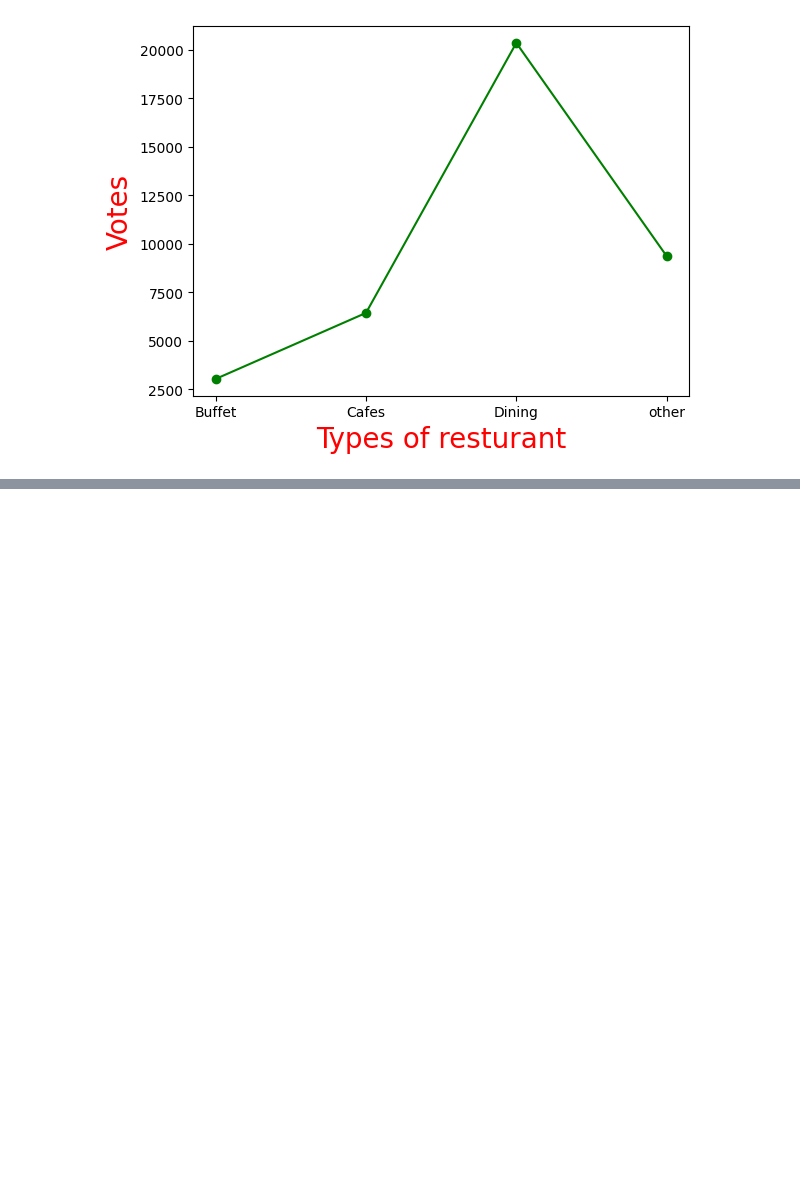
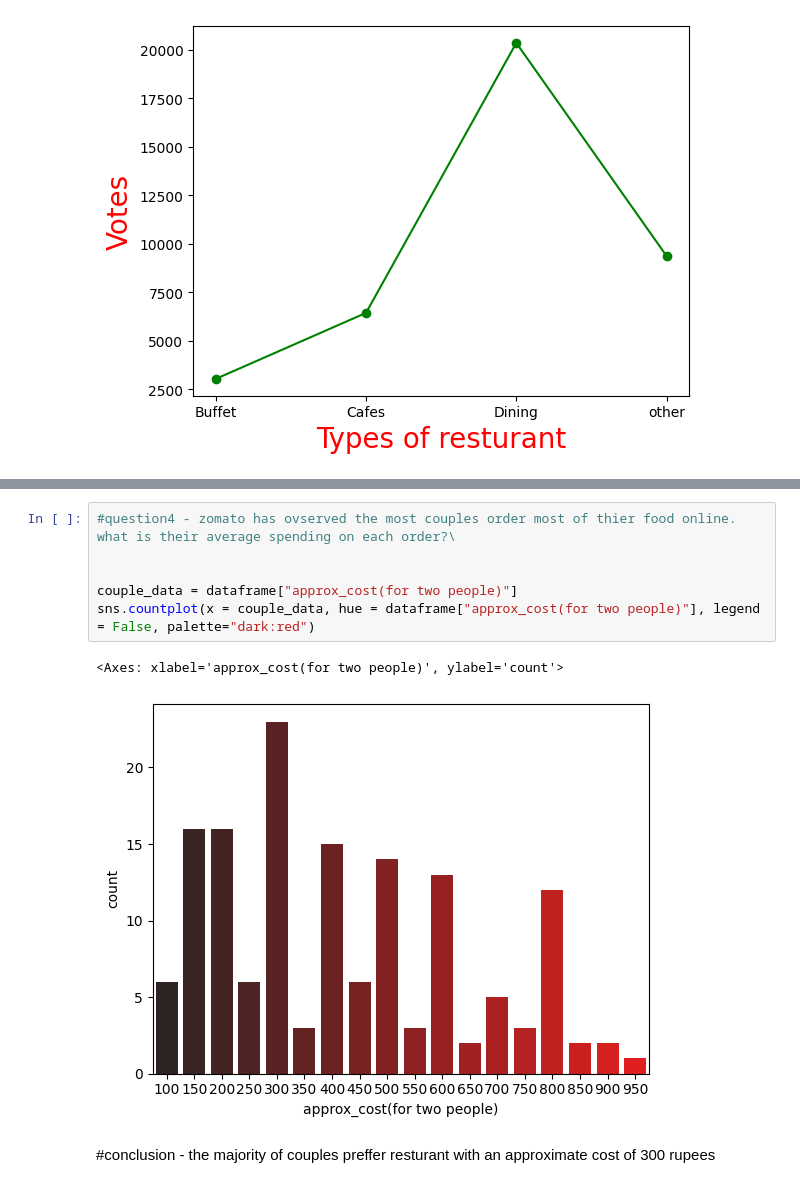
Before and after one commit to Sahilkushwaha7777/zomato-data-analysis, a Jupyter notebook: Zomato_data_analysis_practice.ipynb, the cells around one changed output, grey strips where cells are left out. Saved outputs shown, nothing was run; the diff lists cells and outputs as text; blank space fills up the shorter version.

```diff
--- a/Zomato_data_analysis_practice.ipynb
+++ b/Zomato_data_analysis_practice.ipynb
@@ -118,0 +141,11 @@ Text(0, 0.5, 'Votes')
+# %%
+#question4 - zomato has ovserved the most couples order most of thier food online. what is their average spending on each order?\
+
+
+couple_data = dataframe["approx_cost(for two people)"]
+sns.countplot(x = couple_data, hue = dataframe["approx_cost(for two people)"], legend = False, palette="dark:red")
+# %% [output]
+<Axes: xlabel='approx_cost(for two people)', ylabel='count'>
+[figure, added]
+# %% [markdown]
+#conclusion - the majority of couples preffer resturant with an approximate cost of 300 rupees
```
Also changed, not shown: parts of 4 cells of this notebook.
